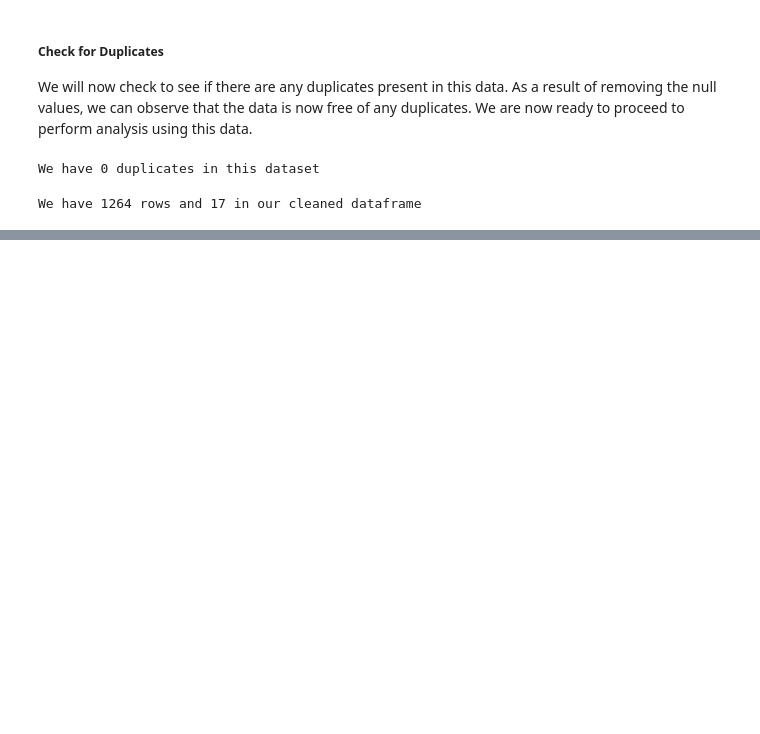
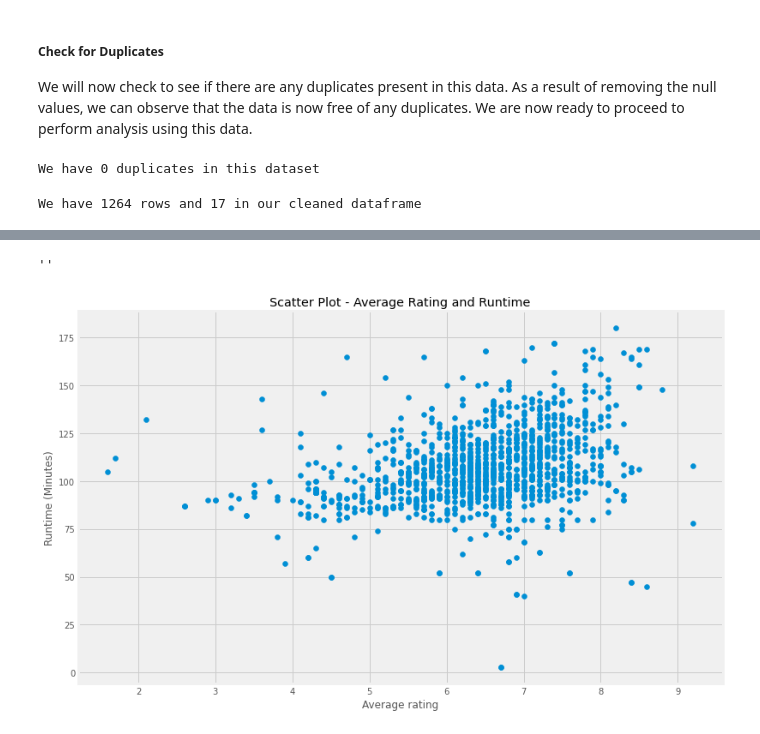
Before and after one commit to lilanhenry/phase2_group8_project, a Jupyter notebook: student.ipynb, the cells around one changed output, grey strips where cells are left out. Cells and saved outputs as stored; diff of their text form; code cells hidden in the pictures; blank space fills up the shorter version.

```diff
--- a/student.ipynb
+++ b/student.ipynb
@@ -483,0 +611,14 @@ We have 1264 rows and 17 in our cleaned dataframe
+# %%
+# Scatter plot of average rating and runtime minutes
+
+
+fig, ax = plt.subplots(figsize = (12,8))
+
+ax.scatter(merged_movies_analysis_df["averagerating"],merged_movies_analysis_df["runtime_minutes"])
+ax.set_xlabel("Average rating")
+ax.set_ylabel("Runtime (Minutes)")
+ax.set_title("Scatter Plot - Average Rating and Runtime")
+;
+# %% [output]
+''
+[figure, added]
```
Also changed, not shown: parts of 21 cells of this notebook.
